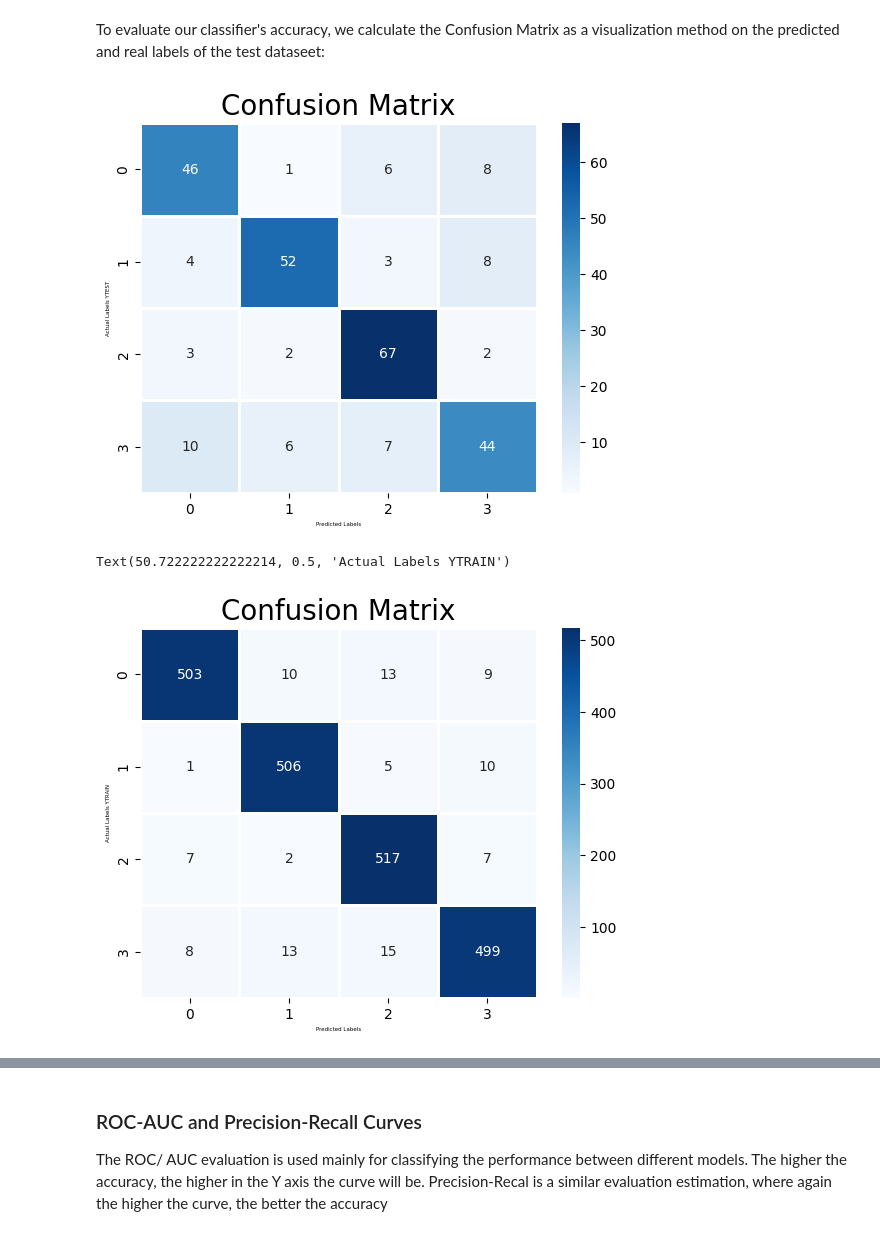
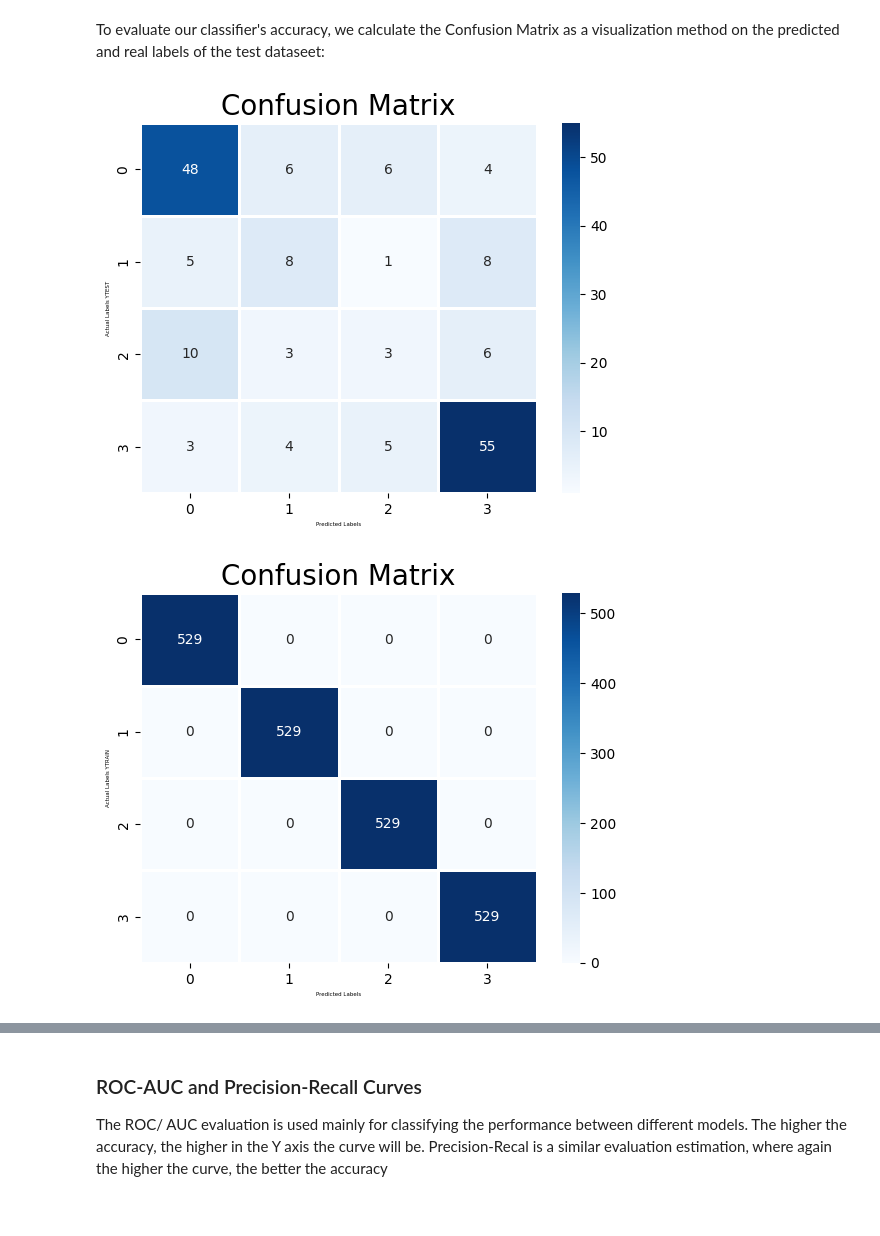
Before and after one commit to lspartiotis/AudioSentimentAnalysis, a Jupyter notebook: notebook/final_EmoTeam.ipynb, the cells around one changed output, grey strips where cells are left out. Drawn from its saved outputs; the diff is of its cells as text; code cells hidden in the pictures.

```diff
--- a/notebook/final_EmoTeam.ipynb
+++ b/notebook/final_EmoTeam.ipynb
@@ -1105,34 +653,0 @@ SVC classification train accuracy: 95.29%
-# %%
-# After getting the best hyperparameters, train with RepeatedKFold
-from sklearn.model_selection import RepeatedKFold
-from sklearn import svm
-from sklearn import metrics
-
-rkf = RepeatedKFold(n_splits=3, n_repeats=10, random_state=0)
-accuracy = []
-f1_scores = []
-print(X_filtered.shape)
-clf = svm.SVC(kernel='rbf', C=10, probability=True)
-for i_train, i_test in rkf.split(X_filtered, y_filtered): # for each split/repeat
-    # get train/test based on the indices of split()
-    X_train, X_test = X_filtered[i_train, :], X_filtered[i_test, :]
-    y_train, y_test = y_filtered[i_train], y_filtered[i_test]
-
-    clf.fit(X_train, y_train)            # train the model
-    y_pred = clf.predict(X_test)         # predict
-    accuracy.append(metrics.accuracy_score(y_test, y_pred))
-    f1_scores.append(metrics.f1_score(y_test, y_pred, average='macro'))
-
-accuracy = np.array(accuracy)
-f1_scores = np.array(f1_scores)
-
-plt.plot(accuracy)
-plt.xlabel('Iteration')
-plt.ylabel('Accuracy Score')
-plt.title('Accuracy for Each Iteration of RepeatedKFold')
-plt.show()
-plt.plot(f1_scores)
-plt.xlabel('Iteration')
-plt.ylabel('F1 Score')
-plt.title('F1 Score for Each Iteration of RepeatedKFold')
-plt.show()
@@ -1327,28 +788,24 @@ Adjusted Rand Index (ARI): 0.16603274803924578
 # %% [markdown]
 To evaluate our classifier's accuracy, we calculate the Confusion Matrix as a visualization method on the predicted and real labels of the test dataseet:
 # %%
-## WITH OVERSAMPLING
-
-from sklearn.metrics import confusion_matrix, classification_report
-import sns
-
+###### RANDOMFOREST EVALUATION
 emotions = {1:"happy", 2:"calm", 3:"angry", 4:"sad"}
 ## Confusion Matrix
 cm = confusion_matrix(y_test, y_test_pred)
 #cm = pd.DataFrame(cm , index = [i for i in encoder.categories_] , columns = [i for i in encoder.categories_])
 sns.heatmap(cm, linecolor='white', cmap='Blues', linewidth=1, annot=True, fmt='')
 plt.title('Confusion Matrix', size=20)
 plt.xlabel('Predicted Labels', size=4)
 plt.ylabel('Actual Labels YTEST', size=4)
 plt.show()
 
-cm = confusion_matrix(y_train, y_pred)
+cm = confusion_matrix(y_train, y_train_pred)
 #cm = pd.DataFrame(cm , index = [i for i in encoder.categories_] , columns = [i for i in encoder.categories_])
 sns.heatmap(cm, linecolor='white', cmap='Blues', linewidth=1, annot=True, fmt='')
 plt.title('Confusion Matrix', size=20)
 plt.xlabel('Predicted Labels', size=4)
 plt.ylabel('Actual Labels YTRAIN', size=4)
+plt.show()
 # %% [output]
-[figure, old version]
+[figure, new version]
-Text(50.722222222222214, 0.5, 'Actual Labels YTRAIN')
-[figure, old version]
+[figure, new version]
```
Also changed, not shown: parts of 47 cells of this notebook, 4 other files.
